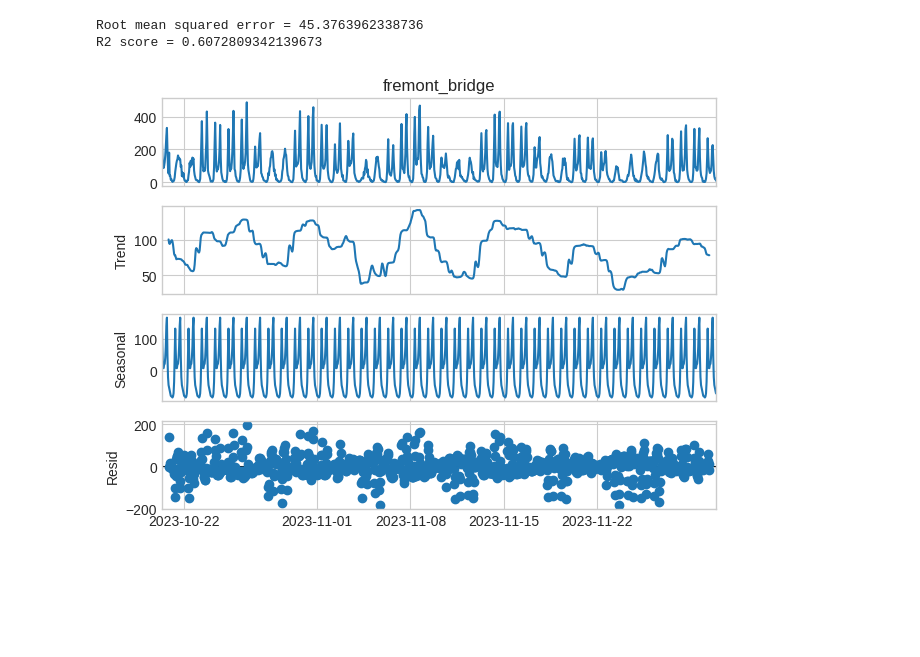
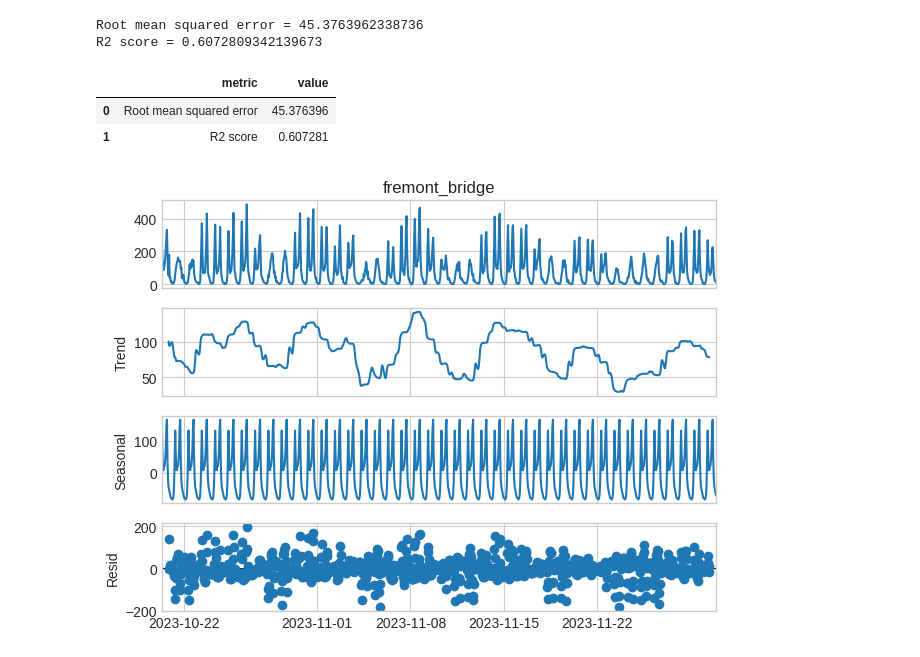
Before and after one commit to KevinrealG/Series_de_tiempo, a Jupyter notebook: 02_Aplying_arima_lstm.ipynb, the cells around one changed output. Drawn from its saved outputs; the diff is of its cells as text; code cells hidden in the pictures; blank space fills up the shorter version.

```diff
--- a/02_Aplying_arima_lstm.ipynb
+++ b/02_Aplying_arima_lstm.ipynb
@@ -213,6 +213,15 @@ print("R2 score =", r2_score(pred.predicted_mean,y["2023-11-25 00:00:00":]))
 # %% [output]
 Root mean squared error = 45.3763962338736
 R2 score = 0.6072809342139673
+# %%
+# prompt: calculate other metrics(mse, coefi_corr, rmse, r2) and save in a df and show df
+
+df=pd.DataFrame({"metric":["Root mean squared error","R2 score"],"value":[np.sqrt(mean_squared_error(pred.predicted_mean,y["2023-11-25 00:00:00":])),r2_score(pred.predicted_mean,y["2023-11-25 00:00:00":])]})
+df
+# %% [output]
+|  | metric | value |
+| 0 | Root mean squared error | 45.376396 |
+| 1 | R2 score | 0.607281 |
 # %%
 from statsmodels.tsa.seasonal import seasonal_decompose
 
```
